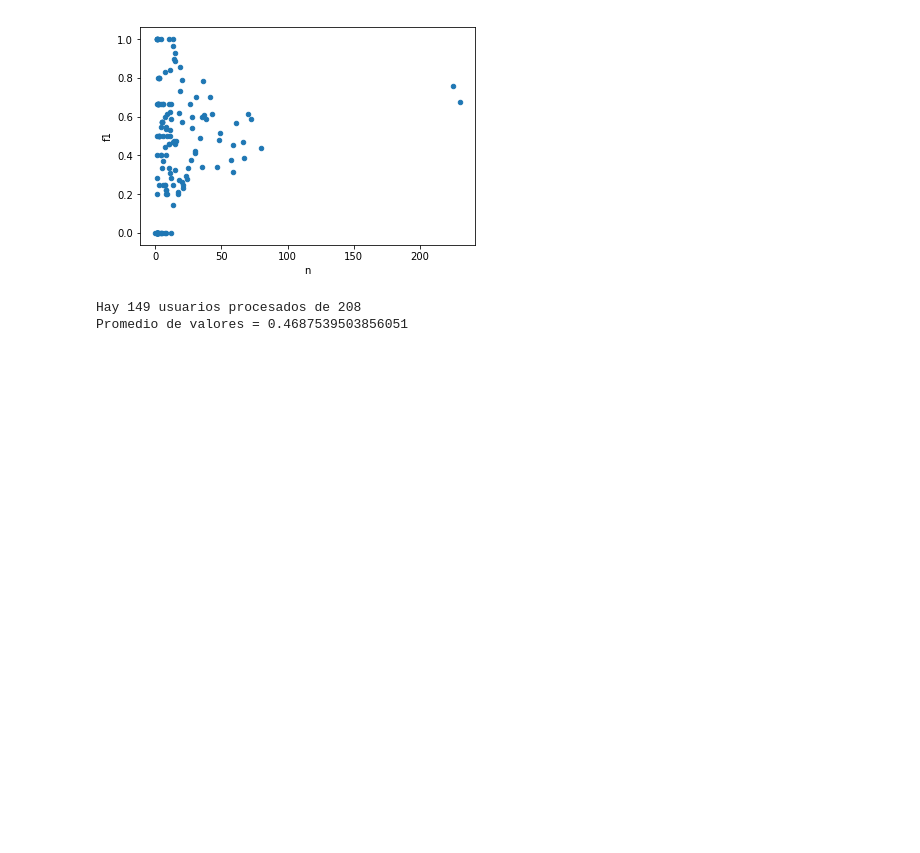
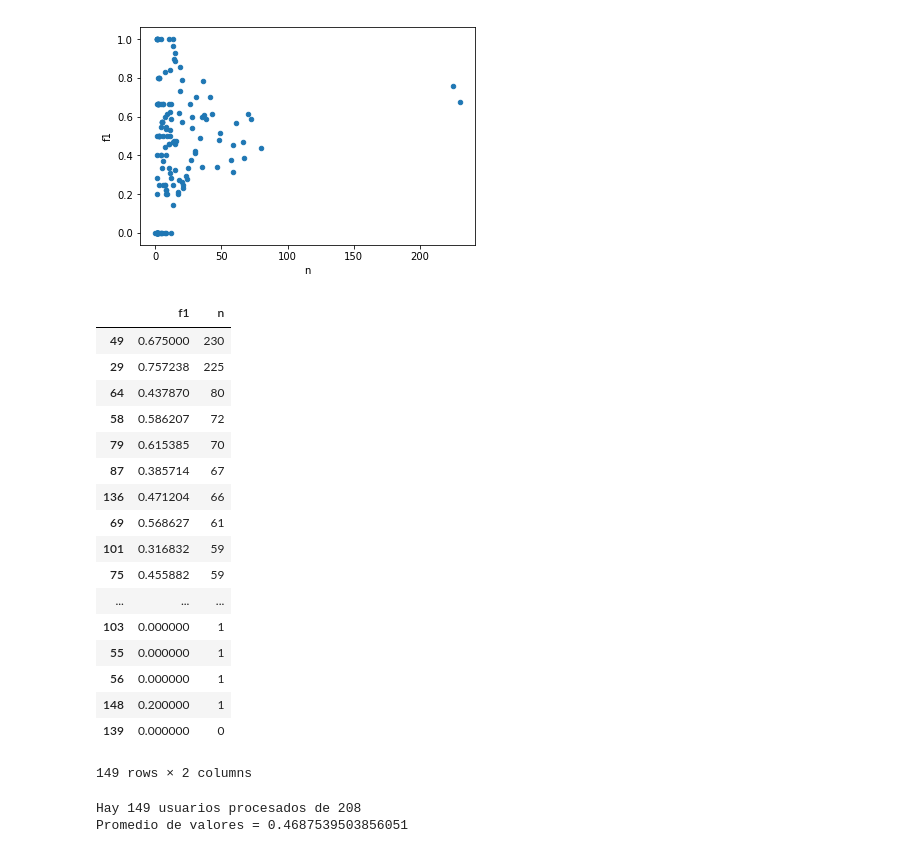
Before and after one commit to emeriles/sna-famaf, a Jupyter notebook: notebook/Process scores 1 user model (con reciclaje de tweets).ipynb, the cells around one changed output. Saved outputs shown, nothing was run; the diff lists cells and outputs as text; code cells hidden in the pictures; blank space fills up the shorter version.

```diff
--- a/notebook/Process scores 1 user model (con reciclaje de tweets).ipynb
+++ b/notebook/Process scores 1 user model (con reciclaje de tweets).ipynb
@@ -28,6 +28,27 @@ df.plot.scatter("n","f1")
 # %% [output]
 <matplotlib.axes._subplots.AxesSubplot at 0x...>
 [figure]
+# %%
+df.sort_values(by=['n'], ascending=False)
+# %% [output]
+|  | f1 | n |
+| 49 | 0.675000 | 230 |
+| 29 | 0.757238 | 225 |
+| 64 | 0.437870 | 80 |
+| 58 | 0.586207 | 72 |
+| 79 | 0.615385 | 70 |
+| 87 | 0.385714 | 67 |
+| 136 | 0.471204 | 66 |
+| 69 | 0.568627 | 61 |
+| 101 | 0.316832 | 59 |
+| 75 | 0.455882 | 59 |
+| ... | ... | ... |
+| 103 | 0.000000 | 1 |
+| 55 | 0.000000 | 1 |
+| 56 | 0.000000 | 1 |
+| 148 | 0.200000 | 1 |
+| 139 | 0.000000 | 0 |
+149 rows × 2 columns
 # %%
 torreja('/f1s_valid_svc.json')
 # %% [output]
```
